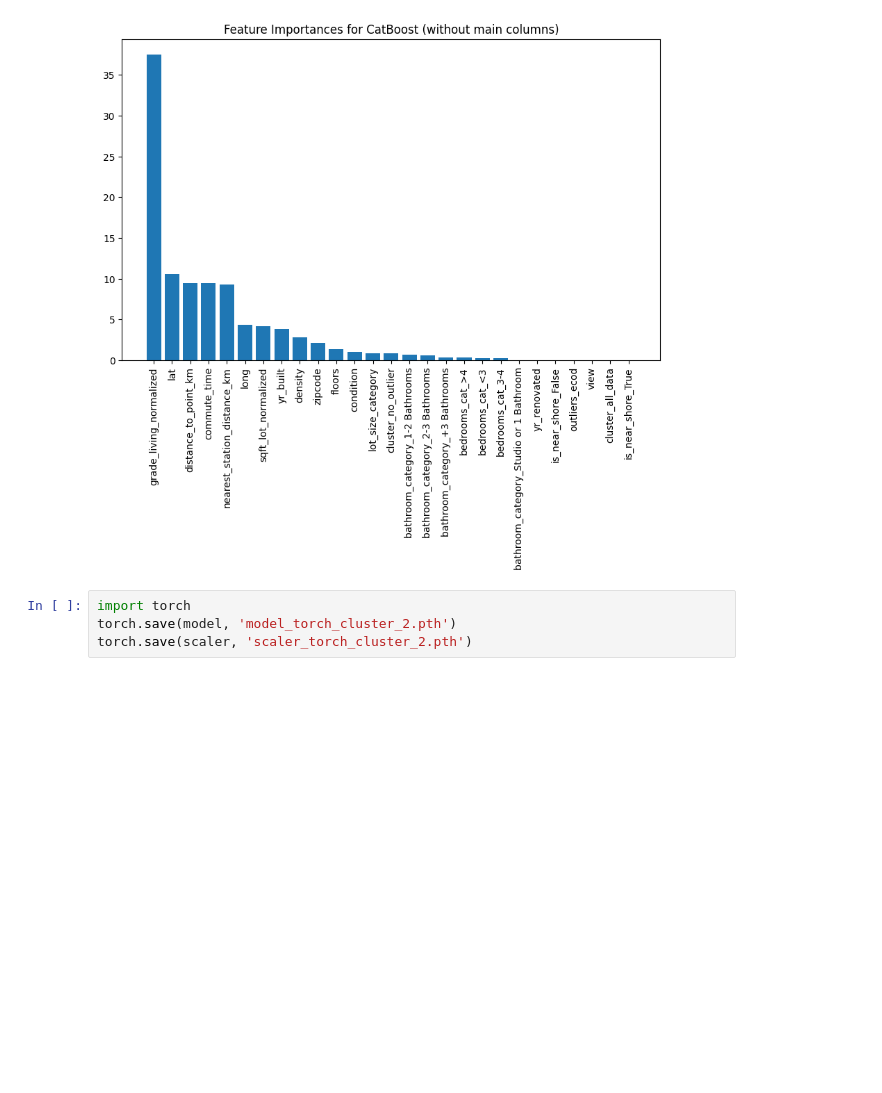
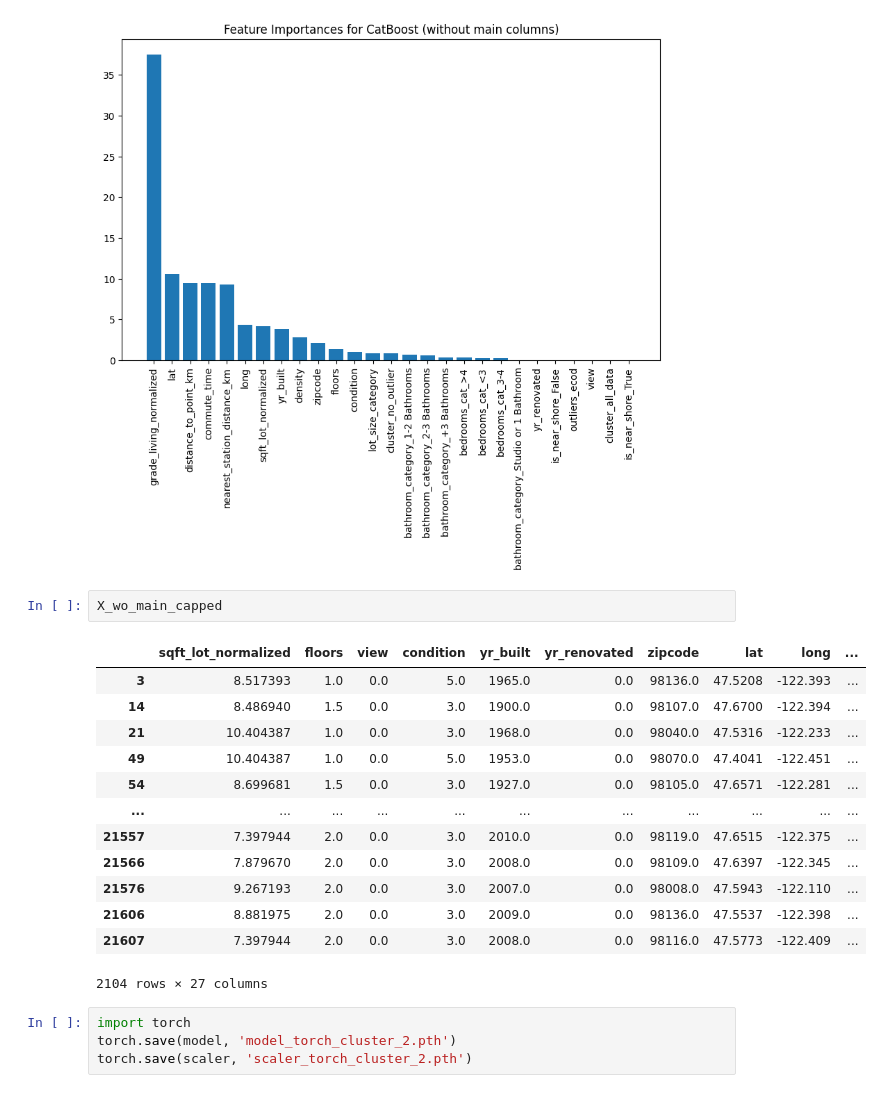
Before and after one commit to onur-tas/House-Price-Prediction_v2, a Jupyter notebook: cluster2_son.ipynb, the cells around one changed output. Saved outputs shown, nothing was run; the diff lists cells and outputs as text; blank space fills up the shorter version.

```diff
--- a/cluster2_son.ipynb
+++ b/cluster2_son.ipynb
@@ -163,6 +167,22 @@ plot_feature_importances(feature_importances_wo_main, feature_names_wo_main, "Ca
 Results for CatBoost model with dataset without main columns:
 CatBoost - MSE: 108300.95765177261, R2: 0.8564346091239795
 [figure]
+# %%
+X_wo_main_capped
+# %% [output]
+|  | sqft_lot_normalized | floors | view | condition | yr_built | yr_renovated | zipcode | lat | long | ... |
+| 3 | 8.517393 | 1.0 | 0.0 | 5.0 | 1965.0 | 0.0 | 98136.0 | 47.5208 | -122.393 | ... |
+| 14 | 8.486940 | 1.5 | 0.0 | 3.0 | 1900.0 | 0.0 | 98107.0 | 47.6700 | -122.394 | ... |
+| 21 | 10.404387 | 1.0 | 0.0 | 3.0 | 1968.0 | 0.0 | 98040.0 | 47.5316 | -122.233 | ... |
+| 49 | 10.404387 | 1.0 | 0.0 | 5.0 | 1953.0 | 0.0 | 98070.0 | 47.4041 | -122.451 | ... |
+| 54 | 8.699681 | 1.5 | 0.0 | 3.0 | 1927.0 | 0.0 | 98105.0 | 47.6571 | -122.281 | ... |
+| ... | ... | ... | ... | ... | ... | ... | ... | ... | ... | ... |
+| 21557 | 7.397944 | 2.0 | 0.0 | 3.0 | 2010.0 | 0.0 | 98119.0 | 47.6515 | -122.375 | ... |
+| 21566 | 7.879670 | 2.0 | 0.0 | 3.0 | 2008.0 | 0.0 | 98109.0 | 47.6397 | -122.345 | ... |
+| 21576 | 9.267193 | 2.0 | 0.0 | 3.0 | 2007.0 | 0.0 | 98008.0 | 47.5943 | -122.110 | ... |
+| 21606 | 8.881975 | 2.0 | 0.0 | 3.0 | 2009.0 | 0.0 | 98136.0 | 47.5537 | -122.398 | ... |
+| 21607 | 7.397944 | 2.0 | 0.0 | 3.0 | 2008.0 | 0.0 | 98116.0 | 47.5773 | -122.409 | ... |
+2104 rows × 27 columns
 # %%
 import torch
 torch.save(model, 'model_torch_cluster_2.pth')
```
Also changed, not shown: parts of 2 cells of this notebook, 6 other files.
